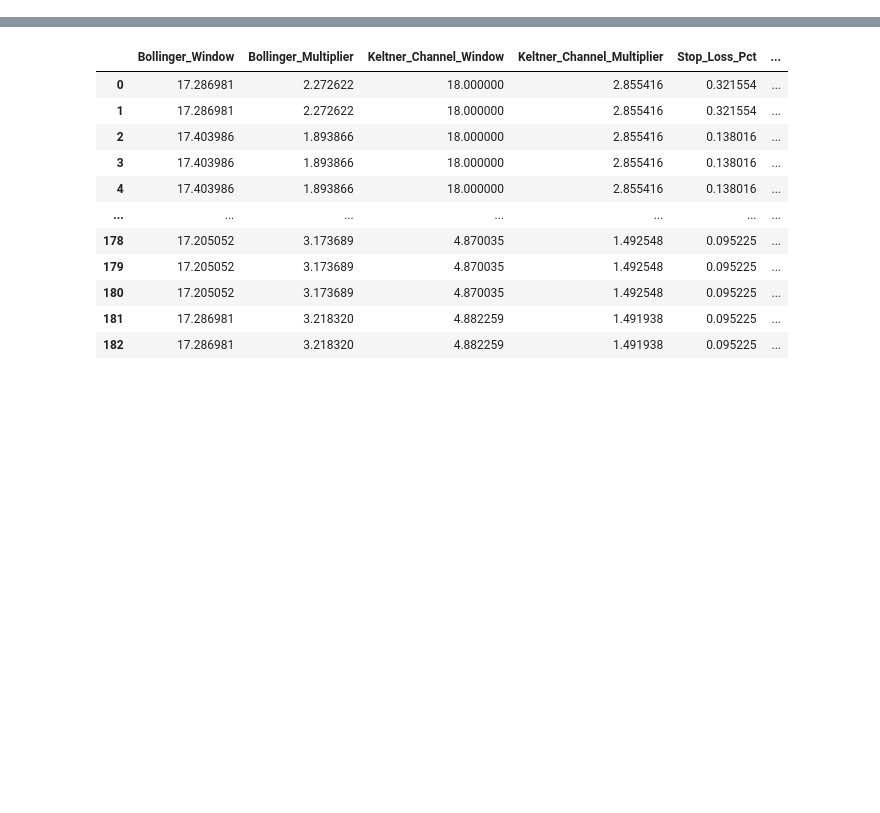
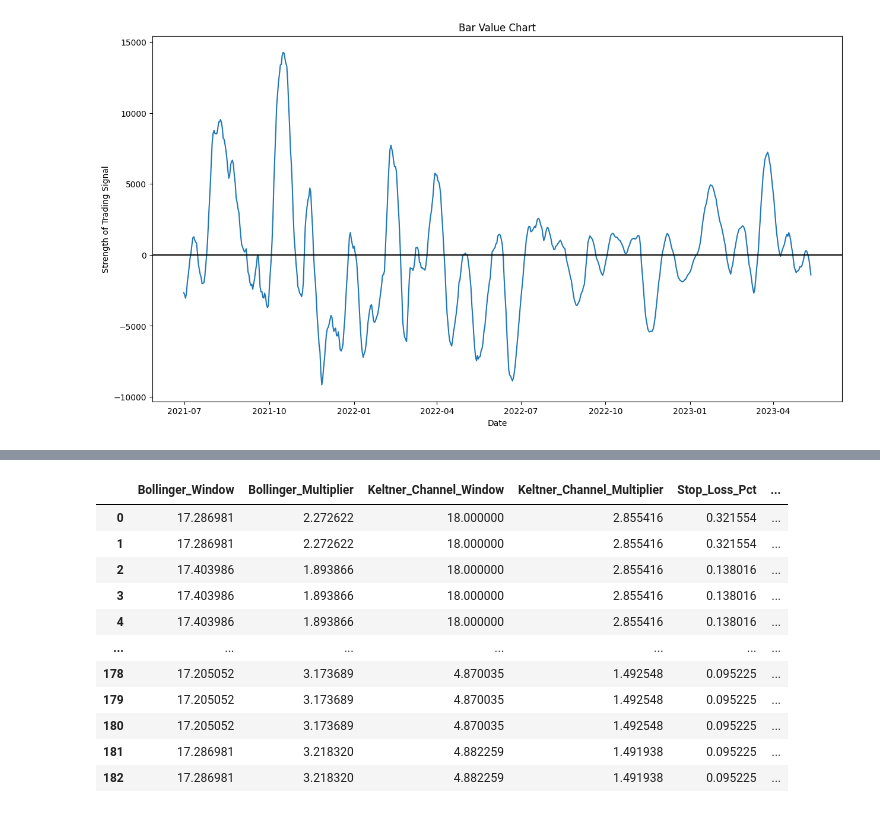
Before and after one commit to ophixus/CITS4404-project, a Jupyter notebook: NSGA-II with Strategy.ipynb, the cells around one changed output, grey strips where cells are left out. Saved outputs shown, nothing was run; the diff lists cells and outputs as text; code cells hidden in the pictures; blank space fills up the shorter version.

```diff
--- a/NSGA-II with Strategy.ipynb
+++ b/NSGA-II with Strategy.ipynb
@@ -194,3 +256,23 @@ Total Return: 52.47'
+# %%
+# create the figure and axis objects
+fig, ax = plt.subplots(figsize=(15, 8))
+
+# plot the bar value data
+ax.plot(df.index, df['value'], label='Bar Value')
+
+# set the title and labels
+ax.set_title('Bar Value Chart')
+ax.set_xlabel('Date')
+ax.set_ylabel('Strength of Trading Signal')
+
+# add a horizontal line at 0 for reference
+ax.axhline(y=0, color='black')
+
+# display the plot
+plt.savefig('Bar Value Chart.png', dpi=300, bbox_inches='tight')
+plt.show()
+# %% [output]
+[figure, added]
 # %%
 # NSGA-II Algorithm
 
```
Also changed, not shown: parts of 4 cells of this notebook.
